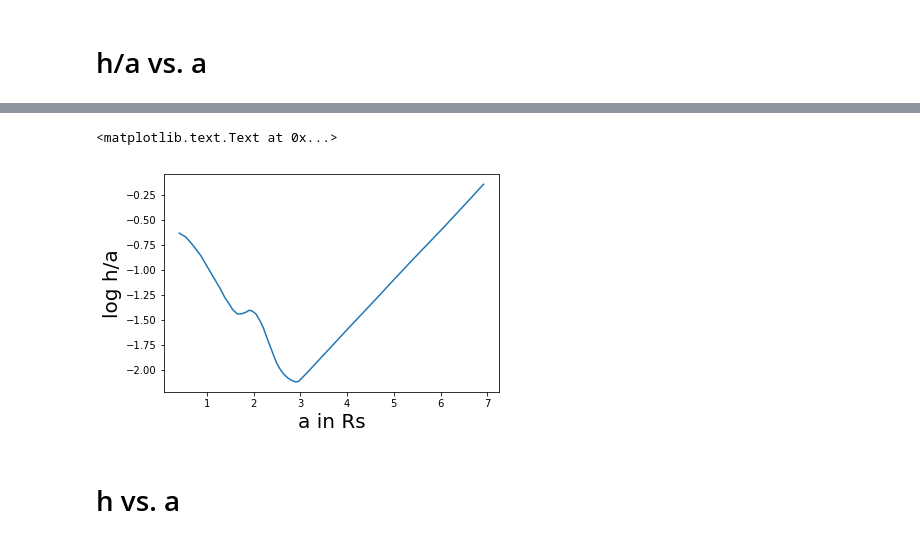
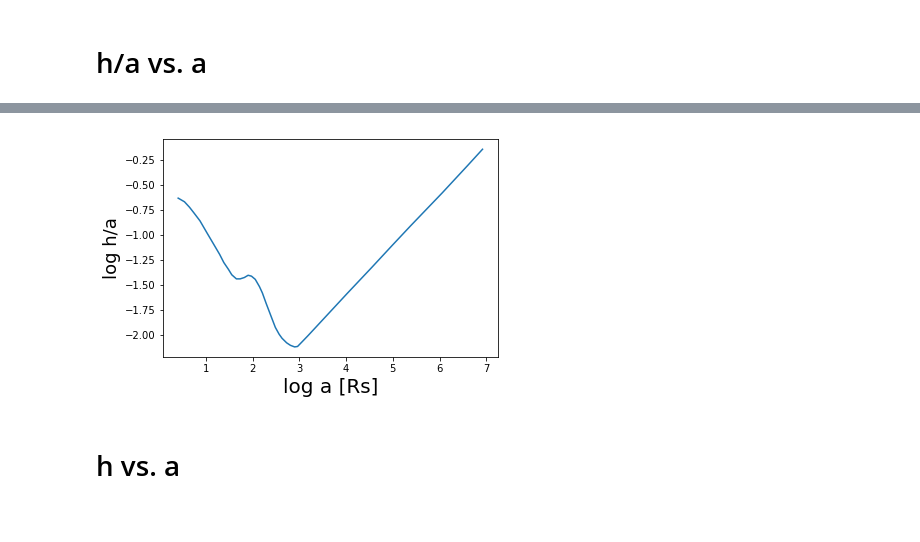
Before and after one commit to gfabj/Summer_Research_Project, a Jupyter notebook: SG_Model.ipynb, the cells around one changed output, grey strips where cells are left out. Drawn from its saved outputs; the diff is of its cells as text; code cells hidden in the pictures.

```diff
--- a/SG_Model.ipynb
+++ b/SG_Model.ipynb
@@ -33,12 +33,12 @@ print text_file1.shape
 # %%
 a = text_file1[:,0]
 ratio = text_file1[:,1]
 plt.plot(a,ratio) # Sets each column as the x and y coordinates, and creates and shows a plot.
-plt.xlabel('a in Rs',fontsize=20)
-plt.ylabel('log h/a',fontsize=20)
+plt.xlabel('log a [Rs]',fontsize=20)
+plt.ylabel('log h/a',fontsize=18)
+plt.savefig('hovera1.png', dpi=300, bbox_inches='tight')
 # %% [output]
-<matplotlib.text.Text at 0x...>
-[figure, old version]
+[figure, new version]
 # %% [markdown]
 # h vs. a
 # %%
```
Also changed, not shown: parts of 17 cells of this notebook, 4 other files.
